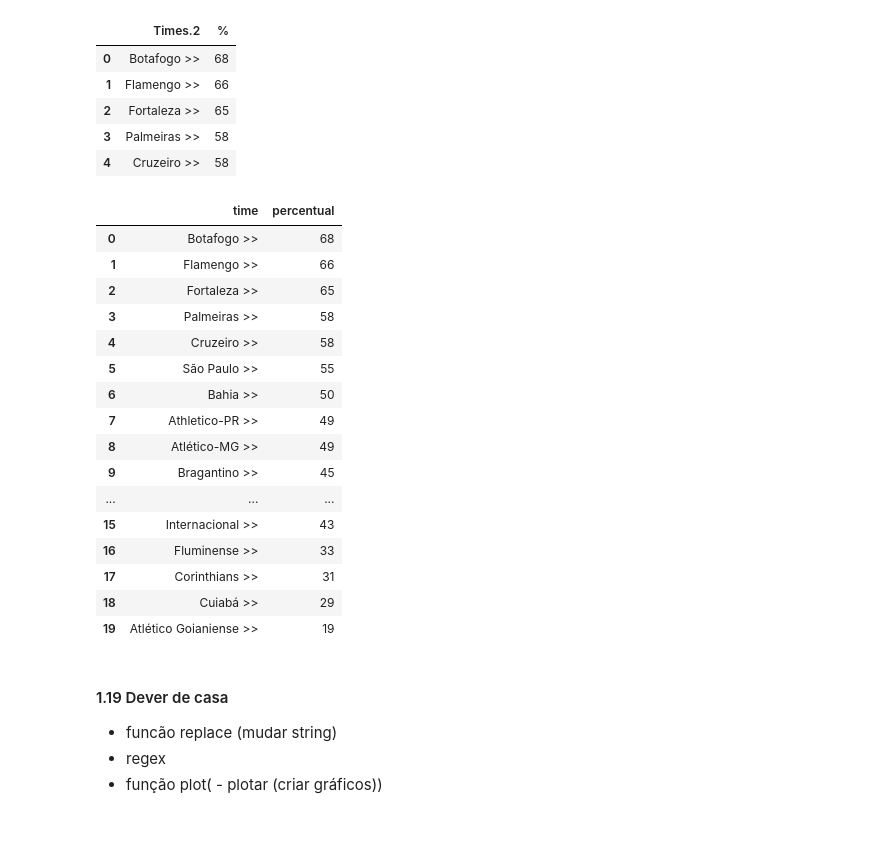
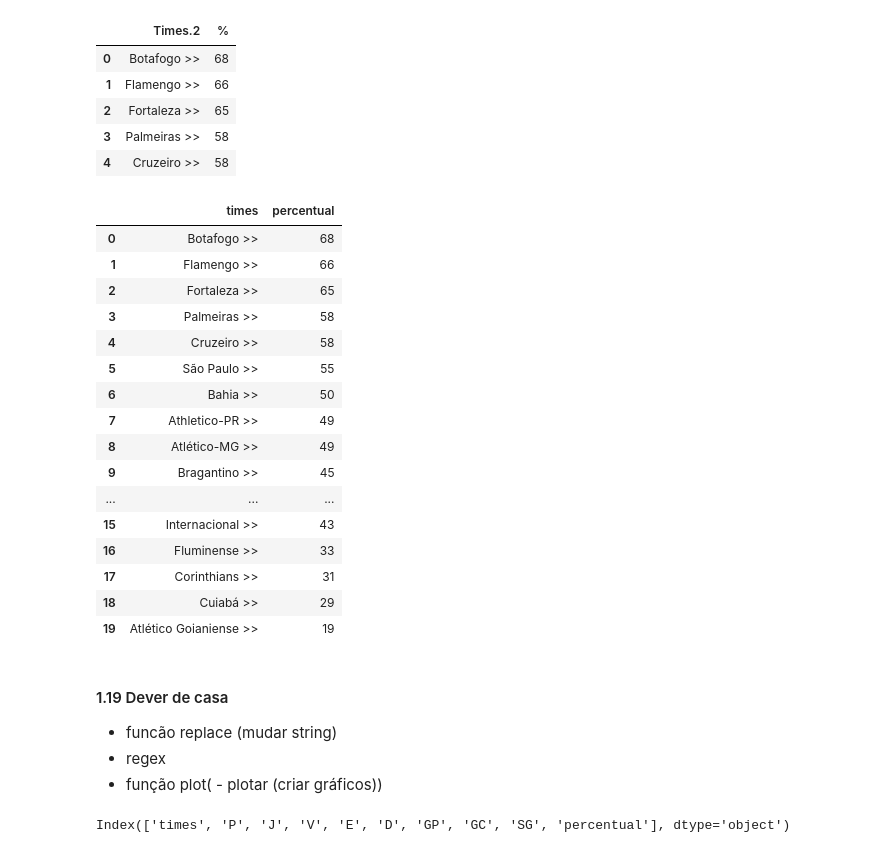
Before and after one commit to GLuizHB/Projeto_Final_Manha, a Jupyter notebook: webscraping.ipynb, the cells around one changed output. Drawn from its saved outputs; the diff is of its cells as text; code cells hidden in the pictures.

```diff
--- a/webscraping.ipynb
+++ b/webscraping.ipynb
@@ -259,9 +252,9 @@ df.rename(columns={'Times.2':'times'},inplace=True)
 # %%
 df.rename(columns={'%':'percentual'},inplace=True)
 # %%
-df[['time','percentual']]
+df[['times','percentual']]
 # %% [output]
-|  | time | percentual |
+|  | times | percentual |
 | 0 | Botafogo >> | 68 |
 | 1 | Flamengo >> | 66 |
 | 2 | Fortaleza >> | 65 |
@@ -286,0 +283,4 @@ df[['time','percentual']]
+# %%
+df.columns
+# %% [output]
+Index(['times', 'P', 'J', 'V', 'E', 'D', 'GP', 'GC', 'SG', 'percentual'], dtype='object')
```
Also changed, not shown: parts of 20 cells of this notebook.
